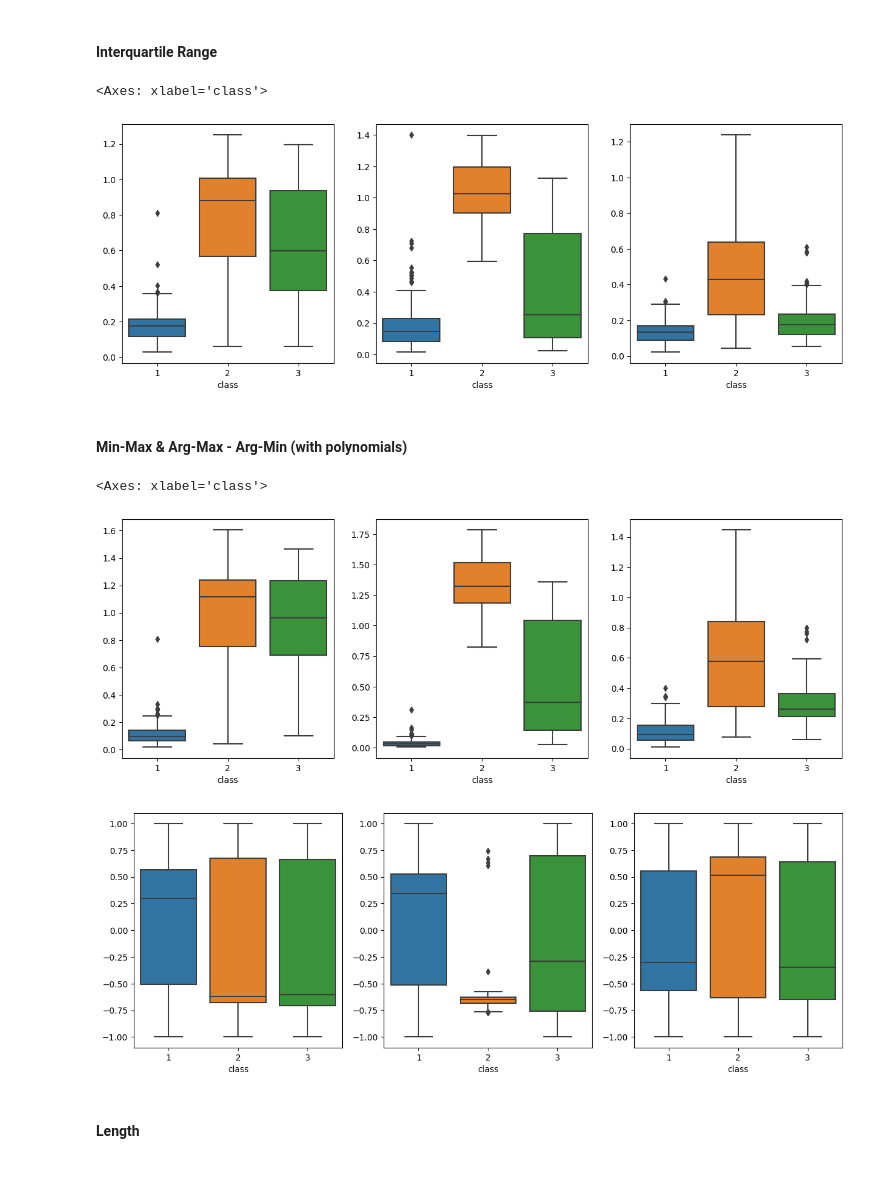
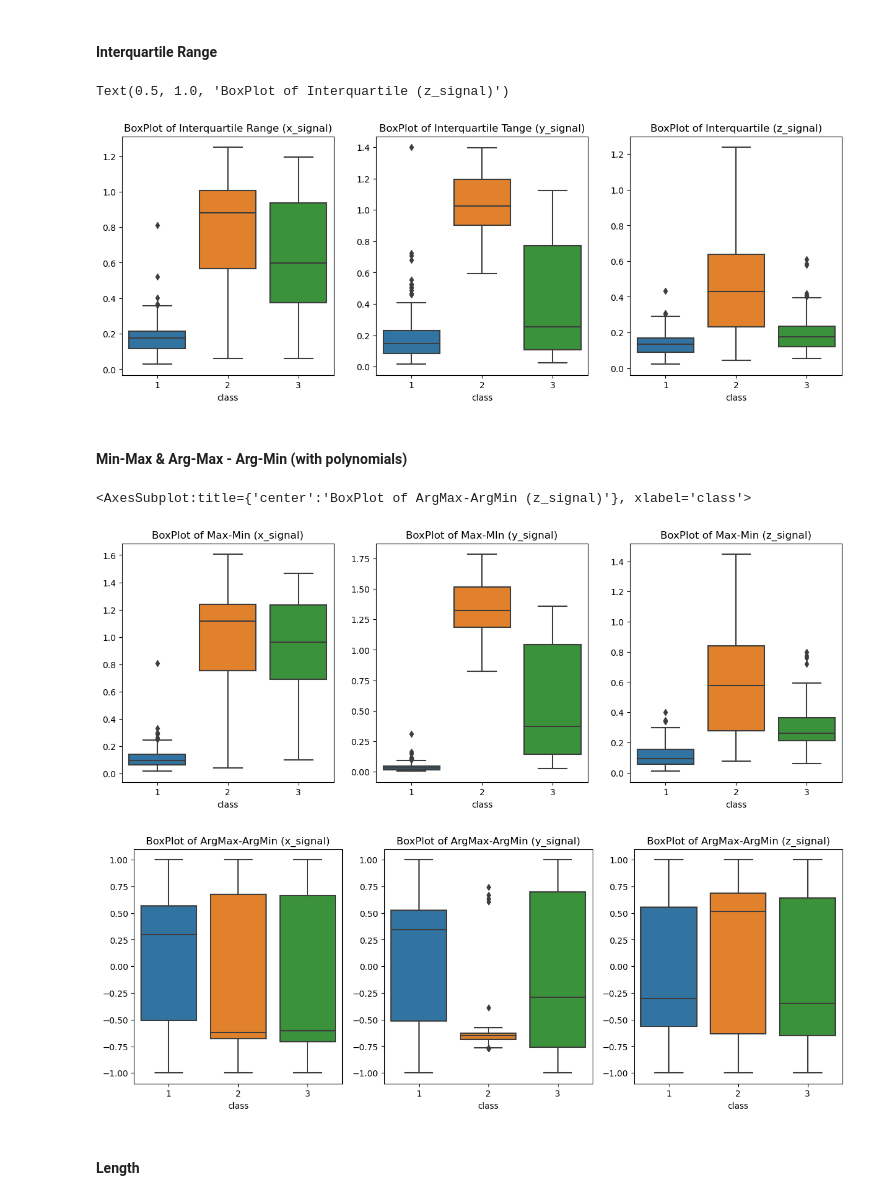
Before and after one commit to Vinavil334/SL4HD, a Jupyter notebook: Projecttrain.ipynb, the cells around one changed output. Saved outputs shown, nothing was run; the diff lists cells and outputs as text; code cells hidden in the pictures; blank space fills up the shorter version.

```diff
--- a/Projecttrain.ipynb
+++ b/Projecttrain.ipynb
@@ -35,7 +35,9 @@ Create list of datasets
 # %%
-path = "C:/Users/markh/Desktop/Università/Healthcare Data/SL4HD/Train2/"
+#insert here the path to the directory. The path should contain all the relevant documents for the project in the same folder.
+
+#path = "C:/Users/markh/Desktop/Università/Healthcare Data/SL4HD/Train2/"
 #path = "C:/Users/giuli/OneDrive/Desktop/SL4HD/Train2/"
-#path = "C:/Users/hp/OneDrive - Politecnico di Milano/Università/STATISTICAL_LEARNING_FOR_HEALTHCAREDATA/SL4HD/Train2/"
+path = "C:/Users/hp/OneDrive - Politecnico di Milano/Università/STATISTICAL_LEARNING_FOR_HEALTHCAREDATA/SL4HD/Train2/"
 
 all_files = glob.glob(path + "*.csv")
 
@@ -214,31 +260,35 @@ sns.boxplot(x='class',y=rms_z,data=d_classes,ax=axs[2])
 # %%
 interq_x = []
 interq_y = []
 interq_z = []
 interq_x_test = []
 interq_y_test = []
 interq_z_test = []
 
 for i in np.arange(len(li)):
     interq_x.append(np.percentile(li[i].x, 75) - np.percentile(li[i].x, 25))
     interq_y.append(np.percentile(li[i].y, 75) - np.percentile(li[i].y, 25))
     interq_z.append(np.percentile(li[i].z, 75) - np.percentile(li[i].z, 25))
 
 for i in np.arange(len(li_test)):
     interq_x_test.append(np.percentile(li_test[i].x, 75) - np.percentile(li_test[i].x, 25))
     interq_y_test.append(np.percentile(li_test[i].y, 75) - np.percentile(li_test[i].y, 25))
     interq_z_test.append(np.percentile(li_test[i].z, 75) - np.percentile(li_test[i].z, 25))
 
 fig, axs = plt.subplots(ncols=3, figsize=(15,5))
 
 sns.boxplot(x='class',y=interq_x,data=d_classes,ax=axs[0])
 
 sns.boxplot(x='class',y=interq_y,data=d_classes,ax=axs[1])
 
 sns.boxplot(x='class',y=interq_z,data=d_classes,ax=axs[2])
+
+axs[0].set_title('BoxPlot of Interquartile Range (x_signal)')
+axs[1].set_title('BoxPlot of Interquartile Tange (y_signal)')
+axs[2].set_title('BoxPlot of Interquartile (z_signal)')
 # %% [output]
-<Axes: xlabel='class'>
+Text(0.5, 1.0, 'BoxPlot of Interquartile (z_signal)')
-[figure, old version]
+[figure, new version]
 # %% [markdown]
 #### Min-Max & Arg-Max - Arg-Min (with polynomials)
 # %%
@@ -361,14 +411,22 @@ sns.boxplot(x='class',y=delta_x,data=d_classes,ax=axs[0])
 sns.boxplot(x='class',y=delta_y,data=d_classes,ax=axs[1])
 sns.boxplot(x='class',y=delta_z,data=d_classes,ax=axs[2])
 
+axs[0].set_title('BoxPlot of Max-Min (x_signal)')
+axs[1].set_title('BoxPlot of Max-MIn (y_signal)')
+axs[2].set_title('BoxPlot of Max-Min (z_signal)')
+
 fig, axs = plt.subplots(ncols=3, figsize=(15,5))
+
+axs[0].set_title('BoxPlot of ArgMax-ArgMin (x_signal)')
+axs[1].set_title('BoxPlot of ArgMax-ArgMin (y_signal)')
+axs[2].set_title('BoxPlot of ArgMax-ArgMin (z_signal)')
 
 sns.boxplot(x='class',y=deltarg_x,data=d_classes,ax=axs[0])
 sns.boxplot(x='class',y=deltarg_y,data=d_classes,ax=axs[1])
 sns.boxplot(x='class',y=deltarg_z,data=d_classes,ax=axs[2])
 # %% [output]
-<Axes: xlabel='class'>
+<AxesSubplot:title={'center':'BoxPlot of ArgMax-ArgMin (z_signal)'}, xlabel='class'>
-[figure, old version]
+[figure, new version]
-[figure, old version]
+[figure, new version]
 # %% [markdown]
 #### Length
```
Also changed, not shown: parts of 17 cells of this notebook.
